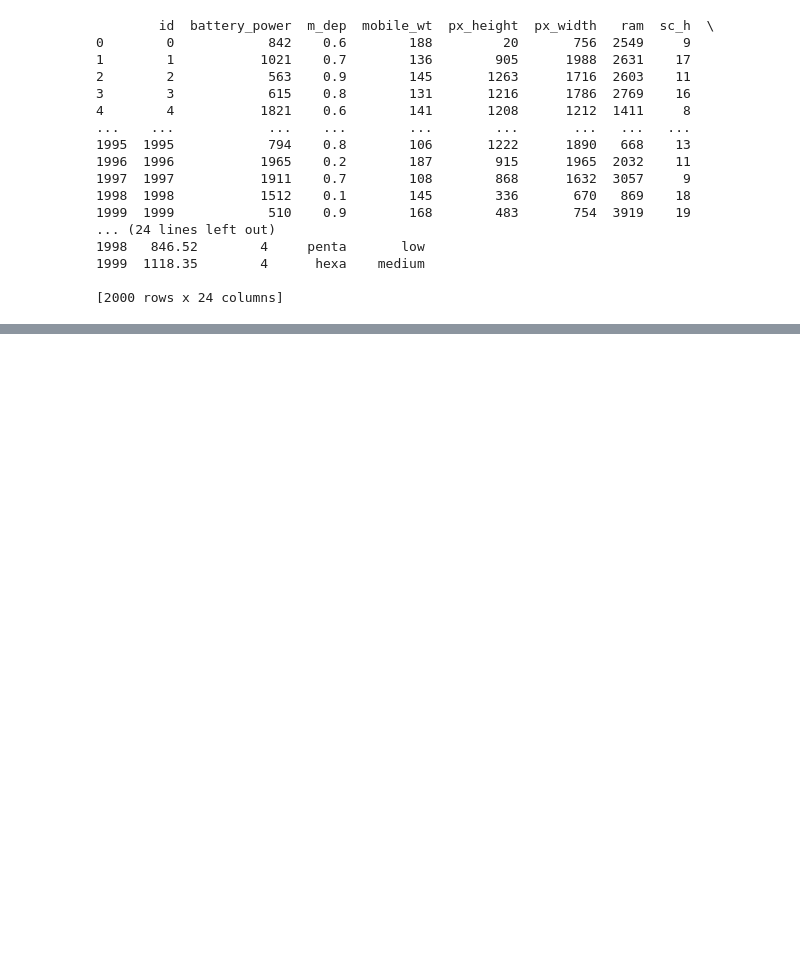
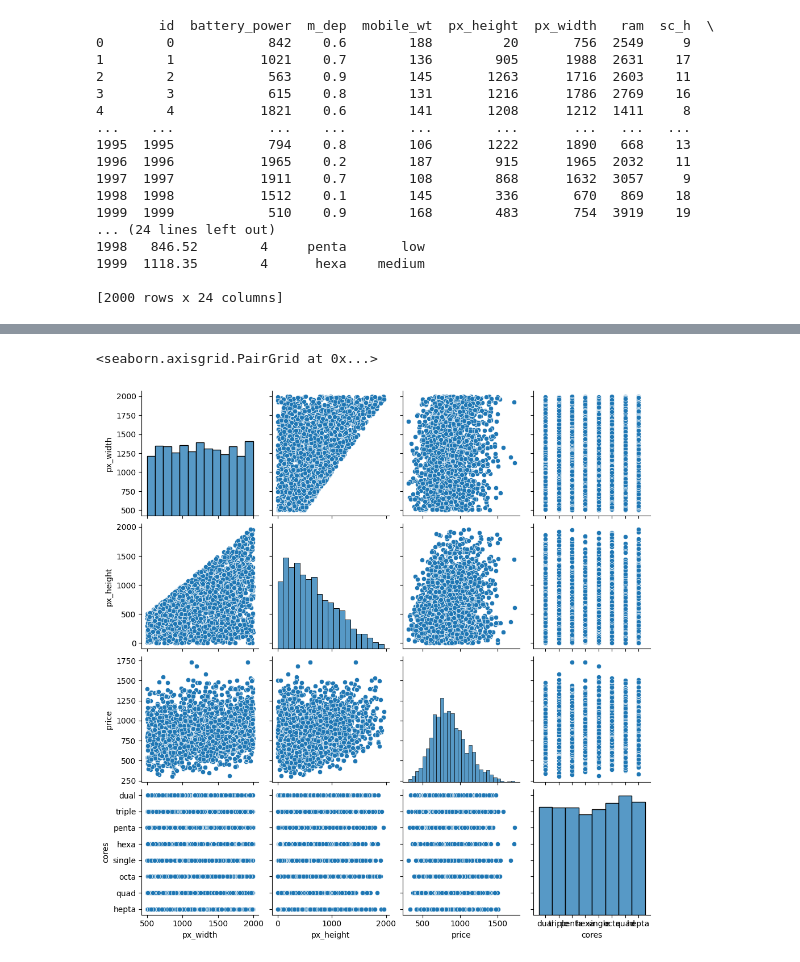
Before and after one commit to shaharariel95/Python-Class, a Jupyter notebook: mobile_prices2/mobile_prices2.ipynb, the cells around one changed output, grey strips where cells are left out. Saved outputs shown, nothing was run; the diff lists cells and outputs as text; code cells hidden in the pictures; blank space fills up the shorter version.

```diff
--- a/mobile_prices2/mobile_prices2.ipynb
+++ b/mobile_prices2/mobile_prices2.ipynb
@@ -106,0 +117,5 @@ Task 3)
+# %%
+sns.pairplot(df, vars=["px_width", "px_height", "price", "cores"])
+# %% [output]
+<seaborn.axisgrid.PairGrid at 0x...>
+[figure, added]
```
Also changed, not shown: parts of 18 cells of this notebook.
